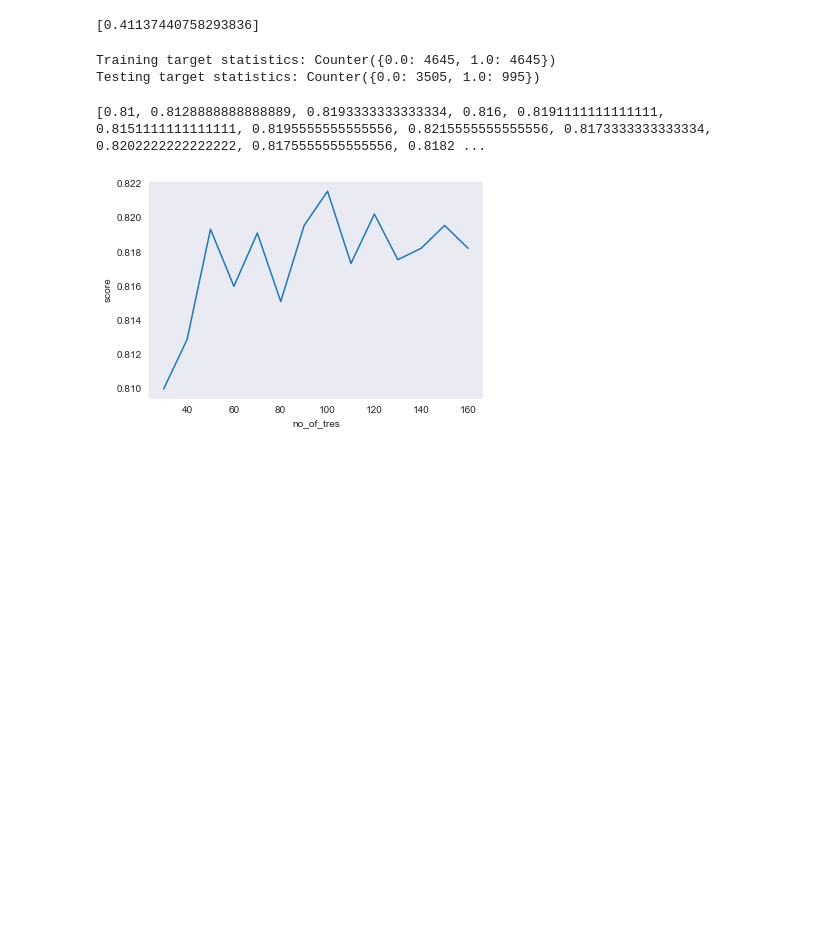
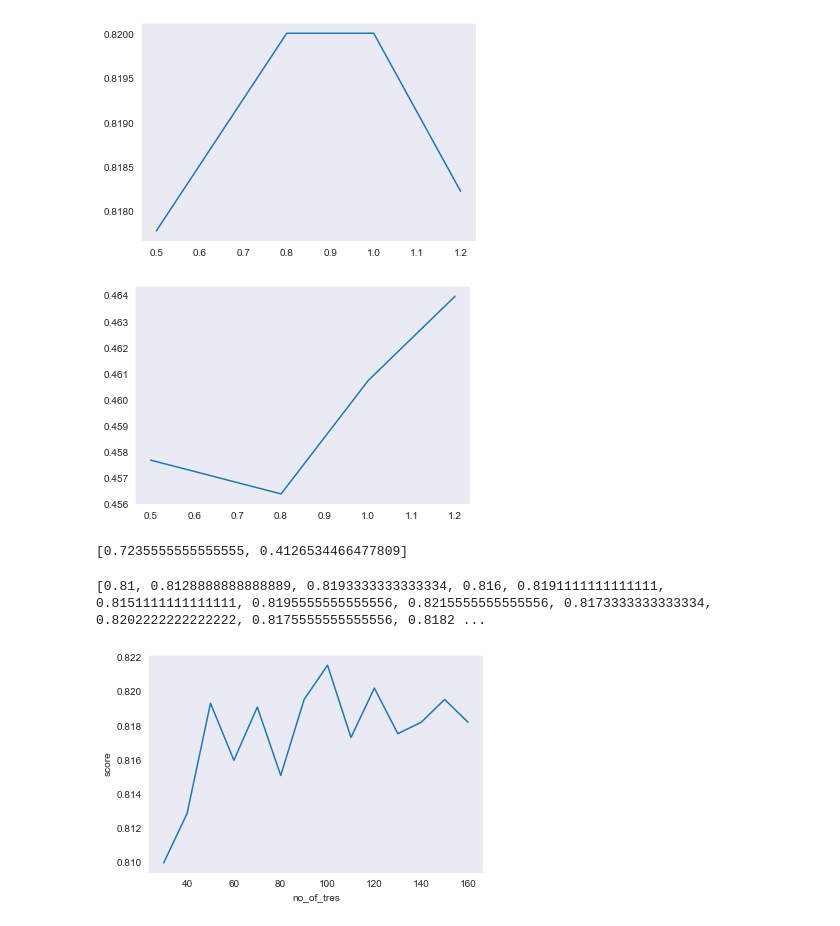
Before and after one commit to EMAT31530/ai-group-project-group-28, a Jupyter notebook: Random Forest Classifier.ipynb, the cells around one changed output. Drawn from its saved outputs; the diff is of its cells as text; code cells hidden in the pictures; blank space fills up the shorter version.

```diff
--- a/Random Forest Classifier.ipynb
+++ b/Random Forest Classifier.ipynb
@@ -51,12 +52,35 @@ clf =tree.DecisionTreeClassifier()
+# %%
+from sklearn.ensemble import AdaBoostClassifier
+def optimal_est(x_train, y_train, learnrate, x_test):
+    accuracy_list1 =[]
+    f1_list1=[]
+    for i in learnrate:
+        clf_ada = AdaBoostClassifier(n_estimators=100,learning_rate=i)
+        clf_nosamp_ada=clf_ada.fit(x_train,y_train)
+        clf_nosamp_prediction_ada=clf_nosamp_ada.predict(x_test)
+        clf_nosamp_accuracy_ada=accuracy_score(clf_nosamp_prediction_ada,y_test)
+        clf_nosamp_f1_ada=f1_score(clf_nosamp_prediction_ada,y_test)
+        accuracy_list1.append(clf_nosamp_accuracy_ada)
+        f1_list1.append(clf_nosamp_f1_ada)
+    plt.plot(learnrate,accuracy_list1)
+    plt.show()
+    plt.plot(learnrate,f1_list1)
+    plt.show()
+# %%
+optimal_est(x_train,y_train,[0.5,0.8,1,1.2],x_test)
+# %% [output]
+[figure, added]
+[figure, added]
 # %%
-#nosampling
+#nosampling decsiion tree
 clf_nosamp=clf.fit(x_train,y_train)
 clf_nosamp_prediction=clf_nosamp.predict(x_test)
 clf_nosamp_accuracy=accuracy_score(clf_nosamp_prediction,y_test)
 clf_nosamp_f1=f1_score(clf_nosamp_prediction,y_test)
-clf_nosamp=[clf_nosamp_accuracy,nosamp_f1]
+clf_nosamp=[clf_nosamp_accuracy,clf_nosamp_f1]
 accuracy_no_sampling.append(clf_nosamp_accuracy)
 f1_no_sampling.append(clf_nosamp_f1)
 f1_no_sampling
+clf_nosamp
 # %% [output]
-[0.41137440758293836]
+[0.7235555555555555, 0.4126534466477809]
@@ -73,16 +116,9 @@ f1_over_sampling.append(clf_oversamp_f1)
 # %%
 #undersampling
-print(f"Training target statistics: {Counter(y_under)}")
-print(f"Testing target statistics: {Counter(y_test)}")
-#here we have undersampled so in the training set there are 2743 in each catagory
-#now we make the decision tree with our new smaples
 clf_undersamp=clf.fit(x_under,y_under)
 clf_undersamp_prediction=clf_undersamp.predict(x_test)
 clf_undersamp_accuracy=accuracy_score(clf_undersamp_prediction,y_test)
-clf_undersamp_f1=f1_score(undersamp_prediction,y_test)
-clf_undersamp=[undersamp_accuracy,undersamp_f1]
+clf_undersamp_f1=f1_score(clf_undersamp_prediction,y_test)
+clf_undersamp=[clf_undersamp_accuracy,clf_undersamp_f1]
 accuracy_under_sampling.append(clf_undersamp_accuracy)
 f1_under_sampling.append(clf_undersamp_f1)
-# %% [output]
-Training target statistics: Counter({0.0: 4645, 1.0: 4645})
-Testing target statistics: Counter({0.0: 3505, 1.0: 995})
```
Also changed, not shown: parts of 10 cells of this notebook.
